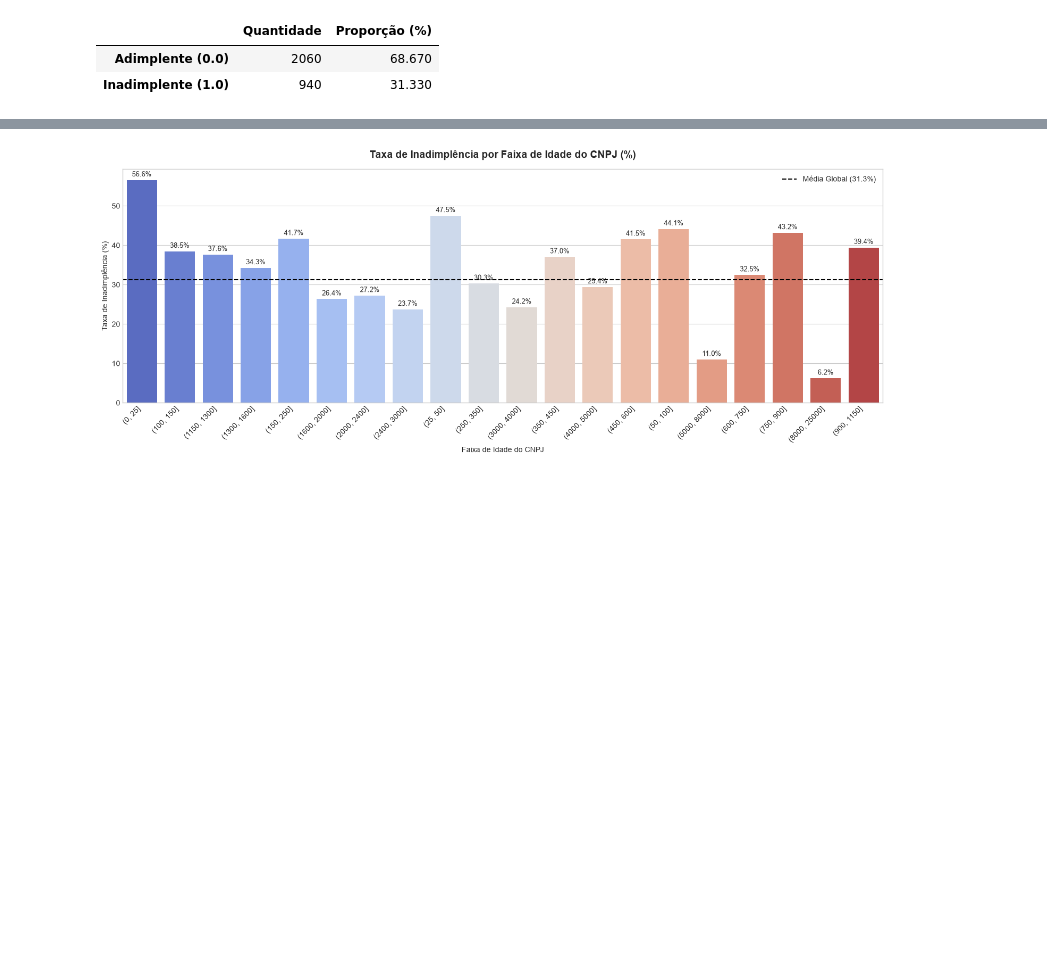
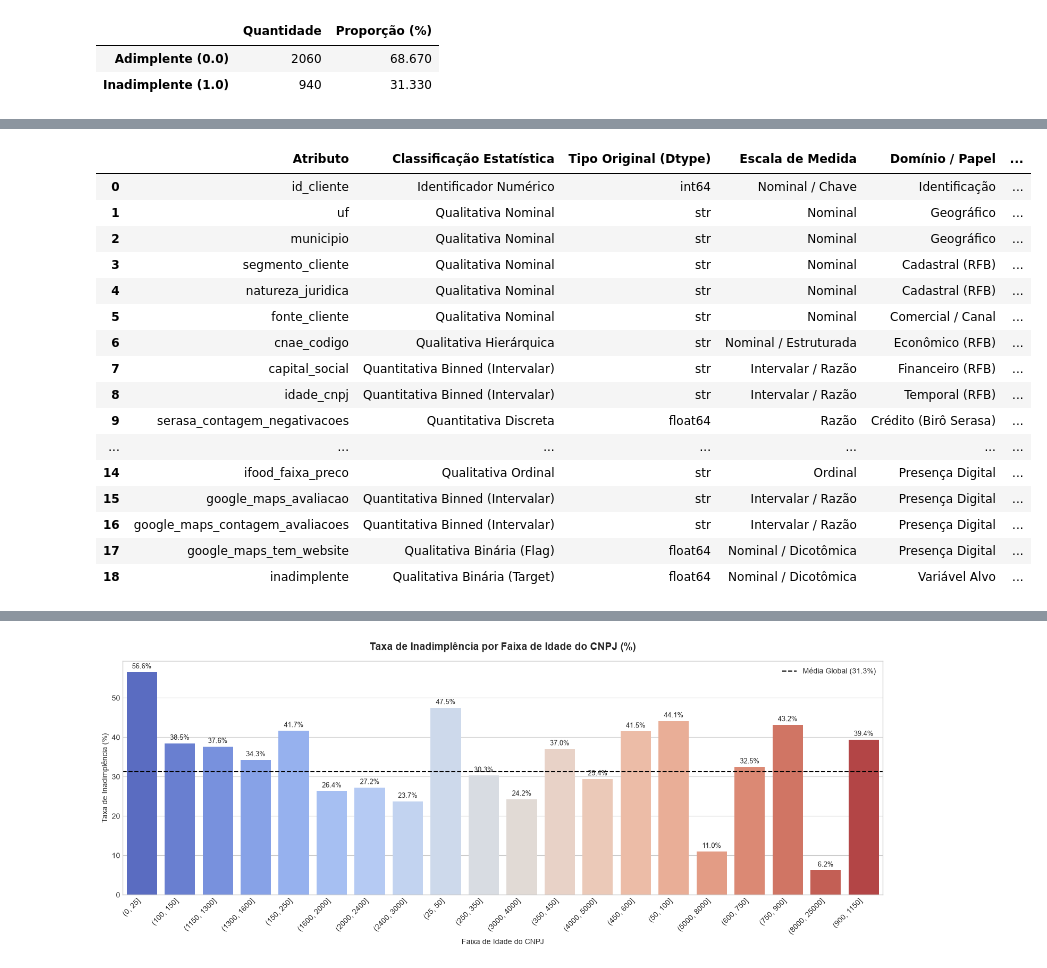
Before and after one commit to codg-source/Projeto-Praso---ML, a Jupyter notebook: EDA_Clientes.ipynb, the cells around one changed output, grey strips where cells are left out. Drawn from its saved outputs; the diff is of its cells as text; code cells hidden in the pictures; blank space fills up the shorter version.

```diff
--- a/EDA_Clientes.ipynb
+++ b/EDA_Clientes.ipynb
@@ -194,0 +139,48 @@ plt.show()
+# %%
+# 4.0. Tabela Conceitual de Metadados: 18 Atributos + Target
+metadados_atributos = [
+    ('id_cliente', 'Identificador Numérico', 'int64', 'Nominal / Chave', 'Identificação', '3.000 (100%)', '3000 IDs únicos'),
+    ('uf', 'Qualitativa Nominal', 'str', 'Nominal', 'Geográfico', '3.000 (100%)', '1 UF (CE)'),
+    ('municipio', 'Qualitativa Nominal', 'str', 'Nominal', 'Geográfico', '3.000 (100%)', '36 municípios'),
+    ('segmento_cliente', 'Qualitativa Nominal', 'str', 'Nominal', 'Cadastral (RFB)', '3.000 (100%)', '21 segmentos'),
+    ('natureza_juridica', 'Qualitativa Nominal', 'str', 'Nominal', 'Cadastral (RFB)', '3.000 (100%)', '5 naturezas jurídicas'),
+    ('fonte_cliente', 'Qualitativa Nominal', 'str', 'Nominal', 'Comercial / Canal', '3.000 (100%)', '5 canais de aquisição'),
+    ('cnae_codigo', 'Qualitativa Hierárquica', 'str', 'Nominal / Estruturada', 'Econômico (RFB)', '3.000 (100%)', '153 códigos de atividade'),
+    ('capital_social', 'Quantitativa Binned (Intervalar)', 'str', 'Intervalar / Razão', 'Financeiro (RFB)', '3.000 (100%)', '19 faixas de valor (R$)'),
+    ('idade_cnpj', 'Quantitativa Binned (Intervalar)', 'str', 'Intervalar / Razão', 'Temporal (RFB)', '3.000 (100%)', '20 faixas de tempo (dias)'),
+    ('serasa_contagem_negativacoes', 'Quantitativa Discreta', 'float64', 'Razão', 'Crédito (Birô Serasa)', '3.000 (100%)', '[0, 141] apontamentos'),
+    ('serasa_contagem_protestos', 'Quantitativa Discreta', 'float64', 'Razão', 'Crédito (Birô Serasa)', '3.000 (100%)', '[0, 79] protestos'),
+    ('serasa_credores', 'Qualitativa Multilabel (Texto)', 'str', 'Nominal / Lista', 'Crédito (Birô Serasa)', '534 (17,80%)', '165 combinações de setores'),
+    ('serasa_socio_tem_negativacao', 'Qualitativa Binária (Flag)', 'float64', 'Nominal / Dicotômica', 'Crédito (Birô Serasa)', '3.000 (100%)', '{0.0, 1.0}'),
+    ('ifood_contagem_avaliacoes', 'Quantitativa Binned (Intervalar)', 'str', 'Intervalar / Razão', 'Presença Digital', '186 (6,20%)', '11 faixas de contagem'),
+    ('ifood_faixa_preco', 'Qualitativa Ordinal', 'str', 'Ordinal', 'Presença Digital', '363 (12,10%)', '5 faixas ($, $$, ..., $$$$$)'),
+    ('google_maps_avaliacao', 'Quantitativa Binned (Intervalar)', 'str', 'Intervalar / Razão', 'Presença Digital', '34 (1,13%)', '5 faixas de nota (0 a 5)'),
+    ('google_maps_contagem_avaliacoes', 'Quantitativa Binned (Intervalar)', 'str', 'Intervalar / Razão', 'Presença Digital', '208 (6,93%)', '14 faixas de contagem'),
+    ('google_maps_tem_website', 'Qualitativa Binária (Flag)', 'float64', 'Nominal / Dicotômica', 'Presença Digital', '208 (6,93%)', '{1.0} (presença de site)'),
+    ('inadimplente', 'Qualitativa Binária (Target)', 'float64', 'Nominal / Dicotômica', 'Variável Alvo', '3.000 (100%)', '{0.0 = Adimp, 1.0 = Inadimp}')
+]
+
+tabela_metadados = pd.DataFrame(
+    metadados_atributos,
+    columns=['Atributo', 'Classificação Estatística', 'Tipo Original (Dtype)', 'Escala de Medida', 'Domínio / Papel', 'Preenchimento N (%)', 'Cardinalidade / Domínio']
+)
+
+display(tabela_metadados)
+# %% [output]
+|  | Atributo | Classificação Estatística | Tipo Original (Dtype) | Escala de Medida | Domínio / Papel | ... |
+| 0 | id_cliente | Identificador Numérico | int64 | Nominal / Chave | Identificação | ... |
+| 1 | uf | Qualitativa Nominal | str | Nominal | Geográfico | ... |
+| 2 | municipio | Qualitativa Nominal | str | Nominal | Geográfico | ... |
+| 3 | segmento_cliente | Qualitativa Nominal | str | Nominal | Cadastral (RFB) | ... |
+| 4 | natureza_juridica | Qualitativa Nominal | str | Nominal | Cadastral (RFB) | ... |
+| 5 | fonte_cliente | Qualitativa Nominal | str | Nominal | Comercial / Canal | ... |
+| 6 | cnae_codigo | Qualitativa Hierárquica | str | Nominal / Estruturada | Econômico (RFB) | ... |
+| 7 | capital_social | Quantitativa Binned (Intervalar) | str | Intervalar / Razão | Financeiro (RFB) | ... |
+| 8 | idade_cnpj | Quantitativa Binned (Intervalar) | str | Intervalar / Razão | Temporal (RFB) | ... |
+| 9 | serasa_contagem_negativacoes | Quantitativa Discreta | float64 | Razão | Crédito (Birô Serasa) | ... |
+| ... | ... | ... | ... | ... | ... | ... |
+| 14 | ifood_faixa_preco | Qualitativa Ordinal | str | Ordinal | Presença Digital | ... |
+| 15 | google_maps_avaliacao | Quantitativa Binned (Intervalar) | str | Intervalar / Razão | Presença Digital | ... |
+| 16 | google_maps_contagem_avaliacoes | Quantitativa Binned (Intervalar) | str | Intervalar / Razão | Presença Digital | ... |
+| 17 | google_maps_tem_website | Qualitativa Binária (Flag) | float64 | Nominal / Dicotômica | Presença Digital | ... |
+| 18 | inadimplente | Qualitativa Binária (Target) | float64 | Nominal / Dicotômica | Variável Alvo | ... |
```
Also changed, not shown: parts of 10 cells of this notebook.
